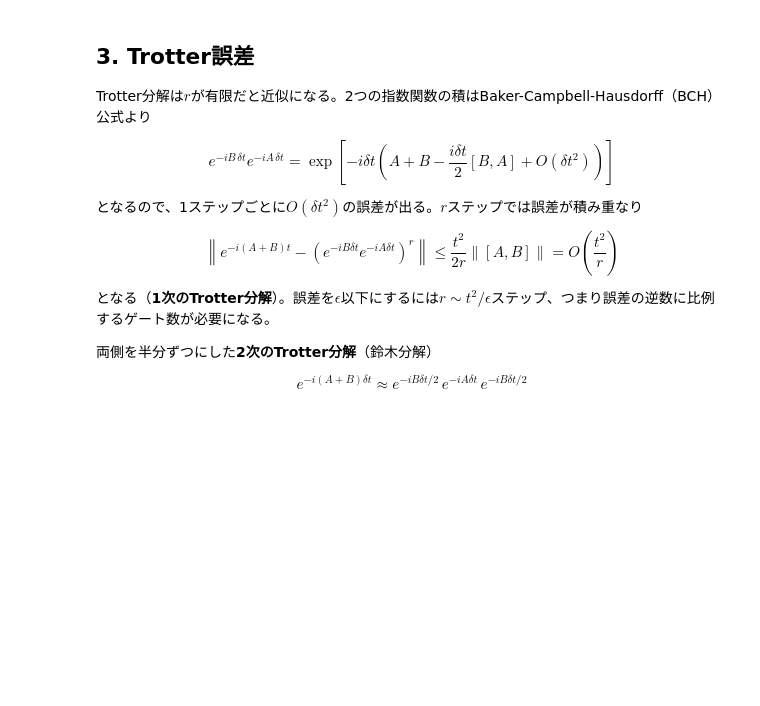
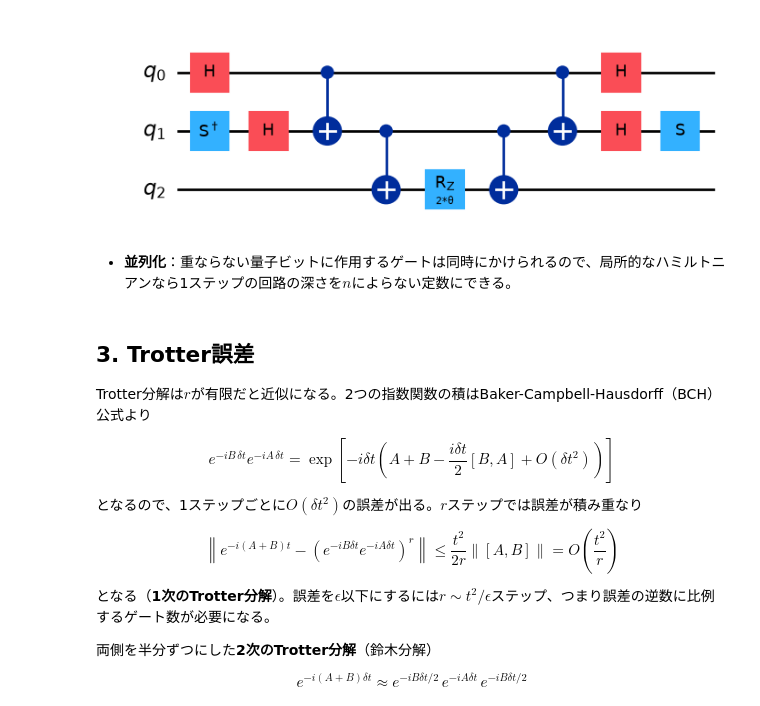
Before and after one commit to yuta627/Quantum_many-body_system, a Jupyter notebook: methods/03_trotter.ipynb, the cells around one changed output. Drawn from its saved outputs; the diff is of its cells as text; code cells hidden in the pictures; blank space fills up the shorter version.

```diff
--- a/methods/03_trotter.ipynb
+++ b/methods/03_trotter.ipynb
@@ -36,3 +93,35 @@ e^{-i(A+B)t} = \lim_{r\to\infty}\left(e^{-iB\,\delta t}e^{-iA\,\delta t}\right)^
+# %%
+import numpy as np
+from scipy.linalg import expm
+from qiskit import QuantumCircuit
+from qiskit.circuit import Parameter
+from qiskit.quantum_info import Operator, SparsePauliOp
+
+theta = Parameter("θ")
+qc = QuantumCircuit(3)
+
+# 1. 基底変換（X→Z, Y→Z）
+qc.h(0)
+qc.sdg(1)
+qc.h(1)
+
+# 2. パリティを q2 に集めて RZ(2θ)
+qc.cx(0, 1)
+qc.cx(1, 2)
+qc.rz(2 * theta, 2)
+qc.cx(1, 2)
+qc.cx(0, 1)
+
+# 3. 基底変換を戻す
+qc.h(0)
+qc.h(1)
+qc.s(1)
+
+display(qc.draw("mpl"))
+# %% [output]
+[figure, added]
+# %% [markdown]
+- **並列化**：重ならない量子ビットに作用するゲートは同時にかけられるので、局所的なハミルトニアンなら1ステップの回路の深さを$n$によらない定数にできる。
 # %% [markdown]
 ## 3. Trotter誤差
 
```
Also changed, not shown: parts of 3 cells of this notebook, 1 other file.
